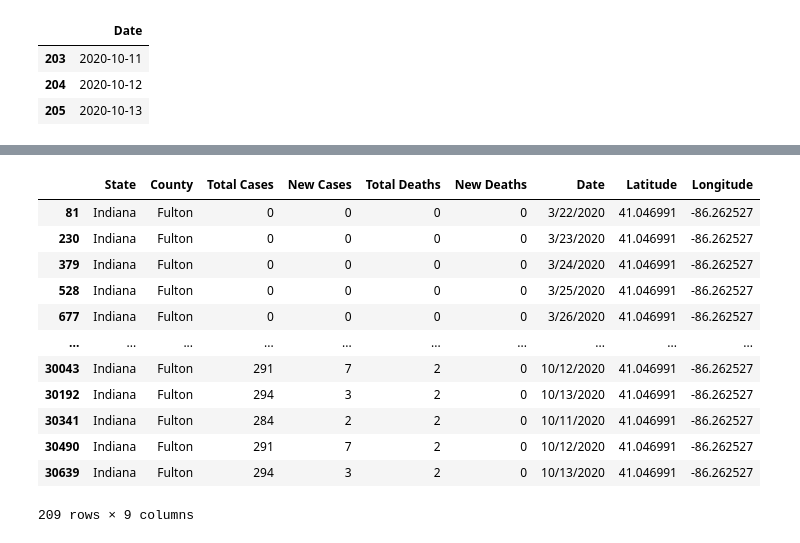
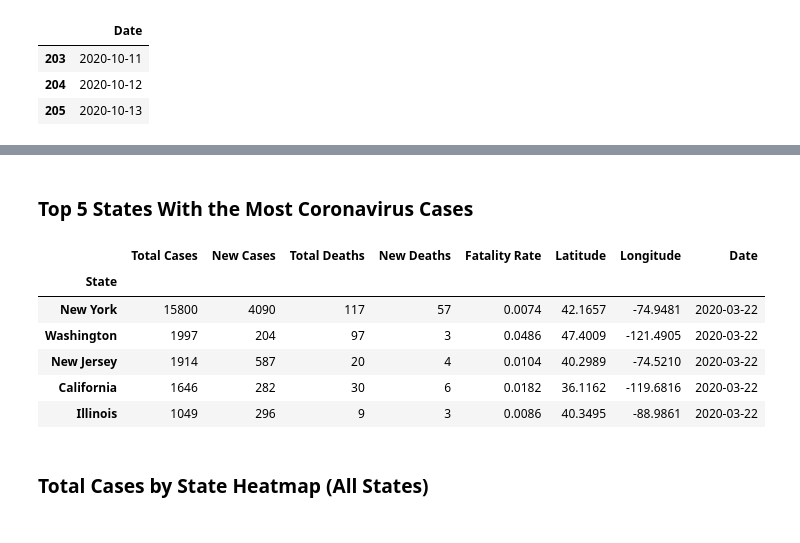
Before and after one commit to jbski/Covid19, a Jupyter notebook: Covid_19.ipynb, the cells around one changed output, grey strips where cells are left out. Saved outputs shown, nothing was run; the diff lists cells and outputs as text; code cells hidden in the pictures.

```diff
--- a/Covid_19.ipynb
+++ b/Covid_19.ipynb
@@ -260,4 +219,0 @@ covid_county_df = pd.read_csv(county_data_path)
-# %%
-# covid_state_df.drop(columns=['Unnamed: 0'], inplace = True)
-df_ind = covid_state_df.set_index('State')
-df_ind.loc['Indiana'].sort_values(by='Date', ascending=False)
@@ -279,3 +219,0 @@ df_ind.loc['Indiana'].sort_values(by='Date', ascending=False)
-# %%
-df_cal = covid_state_df.set_index('State')
-df_cal.loc['California'].sort_values(by='Date', ascending=False)
@@ -297,20 +220,21 @@ df_cal.loc['California'].sort_values(by='Date', ascending=False)
-# %%
-covid_county_df.set_index('State')
-mask1 = covid_county_df['County'] == 'Fulton'
-
-covid_county_df=covid_county_df[mask1]
-covid_county_df
-# %% [output]
-|  | State | County | Total Cases | New Cases | Total Deaths | New Deaths | Date | Latitude | Longitude |
-| 81 | Indiana | Fulton | 0 | 0 | 0 | 0 | 3/22/2020 | 41.046991 | -86.262527 |
-| 230 | Indiana | Fulton | 0 | 0 | 0 | 0 | 3/23/2020 | 41.046991 | -86.262527 |
-| 379 | Indiana | Fulton | 0 | 0 | 0 | 0 | 3/24/2020 | 41.046991 | -86.262527 |
-| 528 | Indiana | Fulton | 0 | 0 | 0 | 0 | 3/25/2020 | 41.046991 | -86.262527 |
-| 677 | Indiana | Fulton | 0 | 0 | 0 | 0 | 3/26/2020 | 41.046991 | -86.262527 |
-| ... | ... | ... | ... | ... | ... | ... | ... | ... | ... |
-| 30043 | Indiana | Fulton | 291 | 7 | 2 | 0 | 10/12/2020 | 41.046991 | -86.262527 |
-| 30192 | Indiana | Fulton | 294 | 3 | 2 | 0 | 10/13/2020 | 41.046991 | -86.262527 |
-| 30341 | Indiana | Fulton | 284 | 2 | 2 | 0 | 10/11/2020 | 41.046991 | -86.262527 |
-| 30490 | Indiana | Fulton | 291 | 7 | 2 | 0 | 10/12/2020 | 41.046991 | -86.262527 |
-| 30639 | Indiana | Fulton | 294 | 3 | 2 | 0 | 10/13/2020 | 41.046991 | -86.262527 |
-209 rows × 9 columns
+# %% [markdown]
+### Top 5 States With the Most Coronavirus Cases
+# %%
+# Show the top 5 states having the most coronavirus cases
+state_group = covid_state_df.groupby('State')
+covid_state_df=covid_state_df.sort_values(by='Date', ascending=False)
+covid_state_df
+
+last_state_date_df = state_group.first()
+last_state_date_df.sort_values(by='Total Cases', ascending=False, inplace=True)
+last_state_date_df.head(5)
+# %% [output]
+|  | Total Cases | New Cases | Total Deaths | New Deaths | Fatality Rate | Latitude | Longitude | Date |
+| State |  |  |  |  |  |  |  |  |
+| New York | 15800 | 4090 | 117 | 57 | 0.0074 | 42.1657 | -74.9481 | 2020-03-22 |
+| Washington | 1997 | 204 | 97 | 3 | 0.0486 | 47.4009 | -121.4905 | 2020-03-22 |
+| New Jersey | 1914 | 587 | 20 | 4 | 0.0104 | 40.2989 | -74.5210 | 2020-03-22 |
+| California | 1646 | 282 | 30 | 6 | 0.0182 | 36.1162 | -119.6816 | 2020-03-22 |
+| Illinois | 1049 | 296 | 9 | 3 | 0.0086 | 40.3495 | -88.9861 | 2020-03-22 |
+# %% [markdown]
+### Total Cases by State Heatmap (All States)
```
Also changed, not shown: parts of 23 cells of this notebook, 1 other file.
